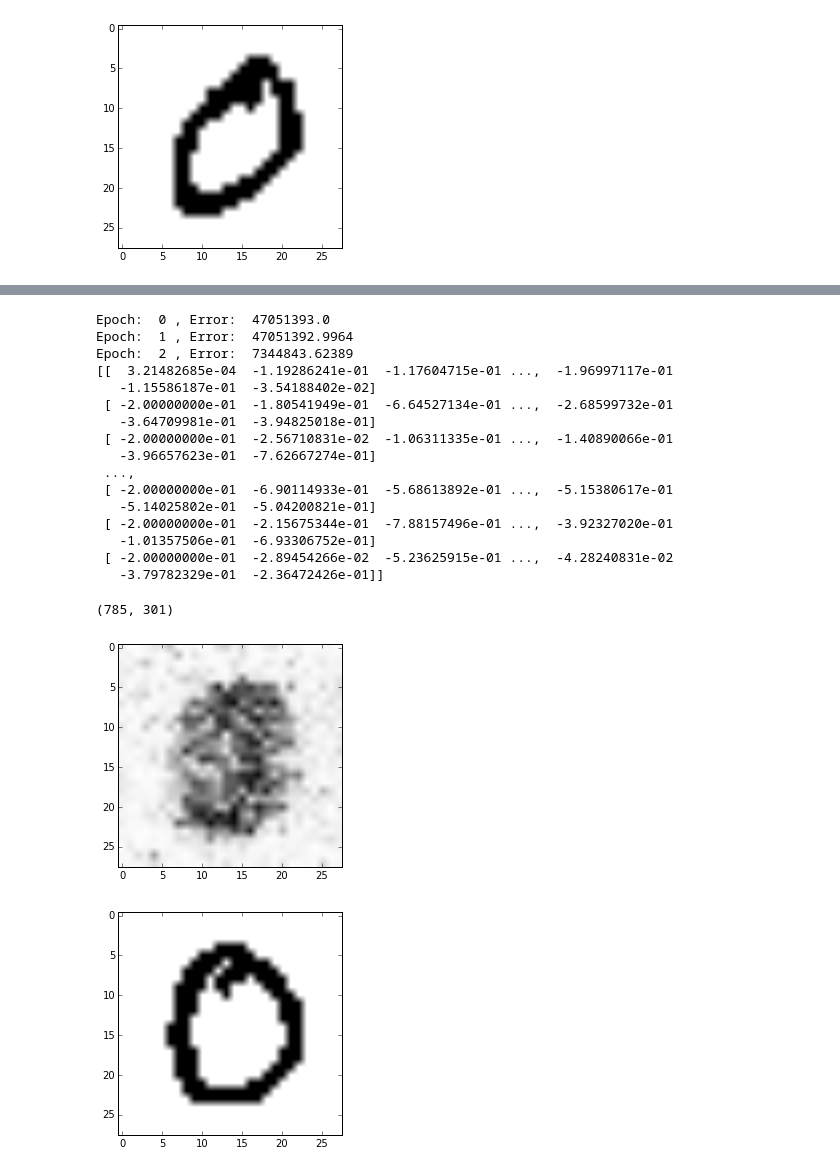
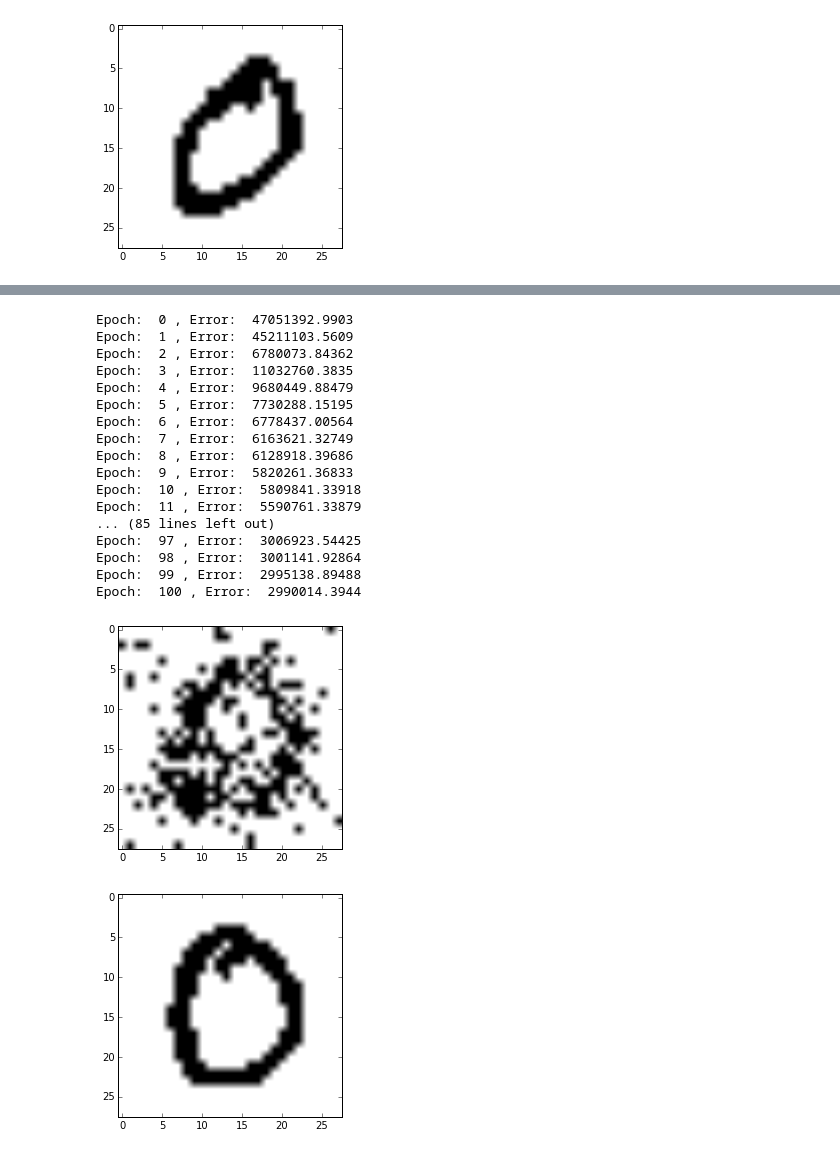
Before and after one commit to huihuifan/RBM-CS51, a Jupyter notebook: RBM_MNIST.ipynb, the cells around one changed output, grey strips where cells are left out. Cells and saved outputs as stored; diff of their text form; code cells hidden in the pictures.

```diff
--- a/RBM_MNIST.ipynb
+++ b/RBM_MNIST.ipynb
@@ -70,6 +70,21 @@ class RBM(object):
         probs = self._gen_prob(a,self.weights)
         return np.dot(a.T,probs)
 
+    def _sample_v_given_h(self, h):  # h does not contain bias
+        probs = self._gen_prob(self.weights, np.insert(h,0,1))
+        sample = probs > np.random.rand(self.num_visible + 1)
+        return sample[1:]
+
+    def _sample_h_given_v(self, v):  # v does not contain bias
+        probs = self._gen_prob(self.weights.T, np.insert(v,0,1, axis = 1).T)
+        sample = probs > np.random.rand(self.num_hidden + 1, self.num_data)
+        return sample[1:].T
+
+    def _sample_h_given_v_nontrain(self, v):  # v does not contain bias
+        probs = self._gen_prob(self.weights.T, np.insert(v,0,1).T)
+        sample = probs > np.random.rand(self.num_hidden + 1)
+        return sample[1:]
+
     def CDk(self):
         max_epochs = self.num_epochs + 1
         self.data = np.insert(self.data, 0, 1, axis=1)
@@ -93,39 +197,39 @@ class RBM(object):
 # %%
+'''
+Vincent's old RBM tests
+'''
+
 visible_units = data_array.shape[1]
-epochs = 2
-hidden_layers = 300
+epochs = 100
+hidden_layers = 50
 learning_rate = 0.4
 
 r = RBM(data_array, visible_units, hidden_layers, epochs, learning_rate)
 sample = r.CDk()
-print(r.weights)
 # %% [output]
-Epoch:  0 , Error:  47051393.0
-Epoch:  1 , Error:  47051392.9964
-Epoch:  2 , Error:  7344843.62389
-[[  3.21482685e-04  -1.19286241e-01  -1.17604715e-01 ...,  -1.96997117e-01
-   -1.15586187e-01  -3.54188402e-02]
- [ -2.00000000e-01  -1.80541949e-01  -6.64527134e-01 ...,  -2.68599732e-01
-   -3.64709981e-01  -3.94825018e-01]
- [ -2.00000000e-01  -2.56710831e-02  -1.06311335e-01 ...,  -1.40890066e-01
-   -3.96657623e-01  -7.62667274e-01]
- ...,
- [ -2.00000000e-01  -6.90114933e-01  -5.68613892e-01 ...,  -5.15380617e-01
-   -5.14025802e-01  -5.04200821e-01]
- [ -2.00000000e-01  -2.15675344e-01  -7.88157496e-01 ...,  -3.92327020e-01
-   -1.01357506e-01  -6.93306752e-01]
- [ -2.00000000e-01  -2.89454266e-02  -5.23625915e-01 ...,  -4.28240831e-02
-   -3.79782329e-01  -2.36472426e-01]]
+Epoch:  0 , Error:  47051392.9903
+Epoch:  1 , Error:  45211103.5609
+Epoch:  2 , Error:  6780073.84362
+Epoch:  3 , Error:  11032760.3835
+Epoch:  4 , Error:  9680449.88479
+Epoch:  5 , Error:  7730288.15195
+Epoch:  6 , Error:  6778437.00564
+Epoch:  7 , Error:  6163621.32749
+Epoch:  8 , Error:  6128918.39686
+Epoch:  9 , Error:  5820261.36833
+Epoch:  10 , Error:  5809841.33918
+Epoch:  11 , Error:  5590761.33879
+... (85 lines left out)
+Epoch:  97 , Error:  3006923.54425
+Epoch:  98 , Error:  3001141.92864
+Epoch:  99 , Error:  2995138.89488
+Epoch:  100 , Error:  2990014.3944
 # %%
-print(r.weights.shape)
-plt.imshow(sample[11][1:].reshape(28,28), cmap = 'Greys')
+plt.imshow(sample[11][1:].reshape(28,28) > np.random.rand(28,28), cmap = 'Greys')
 plt.show()
 #print(sample[11][1:].reshape(28,28))
+plt.imshow(data_array[11].reshape(28,28), cmap = 'Greys')
+plt.show()
 # %% [output]
-(785, 301)
-[figure, old version]
+[figure, new version]
+[figure, added]
-# %%
-plt.imshow(data_array[11].reshape(28,28), cmap = 'Greys')
-plt.show()
-# %% [output]
-[figure, removed]
```
Also changed, not shown: parts of 4 cells of this notebook.
